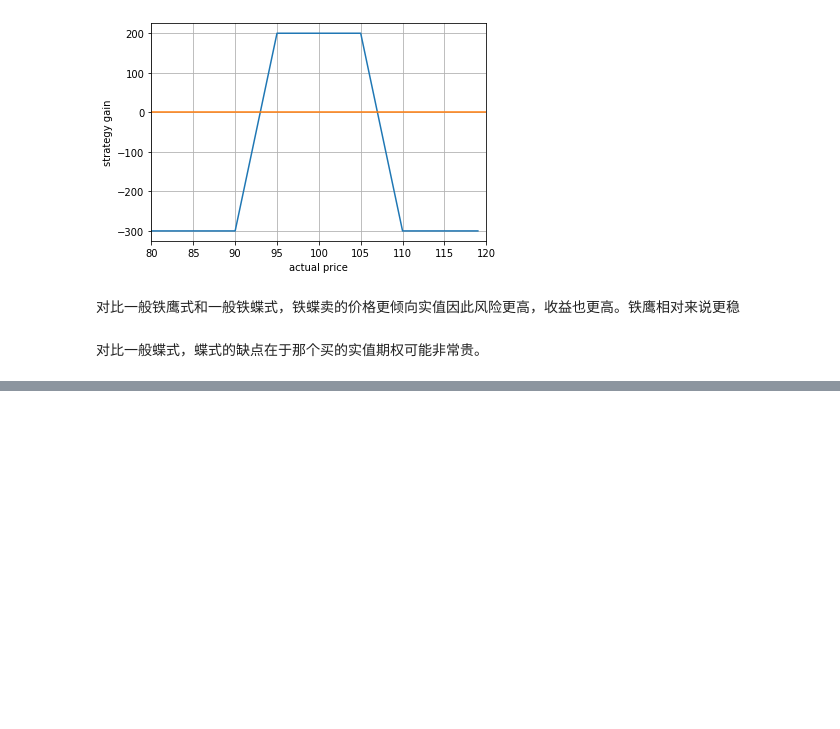
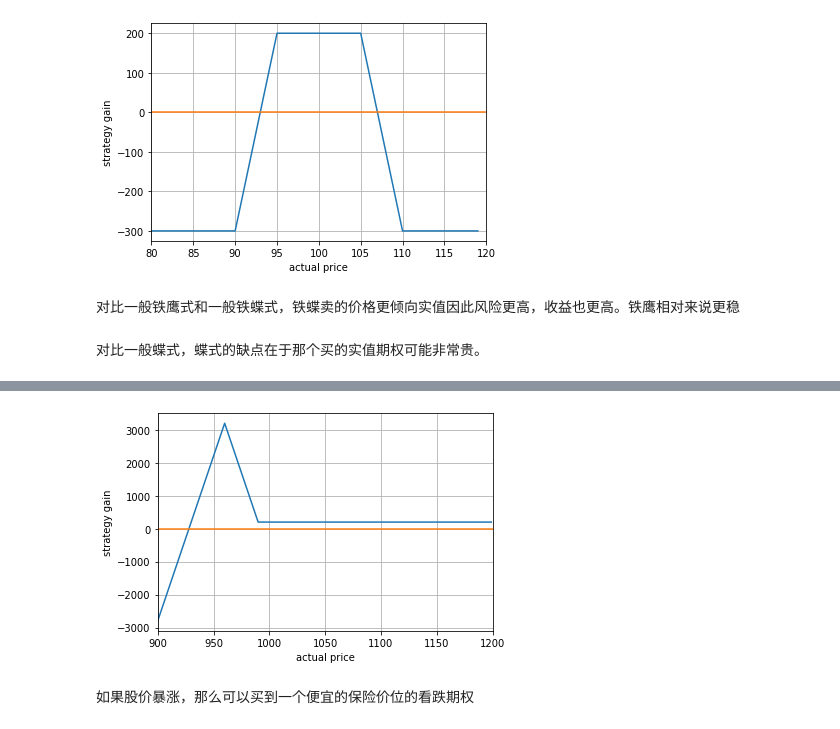
Before and after one commit to supersheepbear/notebooks, a Jupyter notebook: option/butter_fly_spread_option.ipynb, the cells around one changed output, grey strips where cells are left out. Cells and saved outputs as stored; diff of their text form; code cells hidden in the pictures; blank space fills up the shorter version.

Commit message:
Add practical trading example for butterfly option notebook

```diff
--- a/option/butter_fly_spread_option.ipynb
+++ b/option/butter_fly_spread_option.ipynb
@@ -347,0 +414,29 @@ plot_gain_distribution(actual_price_start=80,
+# %%
+put_1 = Put(operation=Operation.buy,
+              option_price=17,
+              strike_price=990,
+              multiplier=100,
+              number=1)
+
+put_2 = Put(operation=Operation.sell,
+            option_price=9.5,
+            strike_price=960,
+            multiplier=100,
+            number=1)
+
+put_3 = Put(operation=Operation.sell,
+              option_price=9.5,
+              strike_price=960,
+              multiplier=100,
+              number=1)
+# %%
+plot_gain_distribution(actual_price_start=900,
+                       actual_price_stop=1200,
+                       step=1,
+                       call_list=[],
+                       put_list=[put_1, put_2, put_3],
+                       stock_list=[])
+# %% [output]
+[figure, added]
+# %% [markdown]
+如果股价暴涨，那么可以买到一个便宜的保险价位的看跌期权
```
Also changed, not shown: parts of 9 cells of this notebook.
